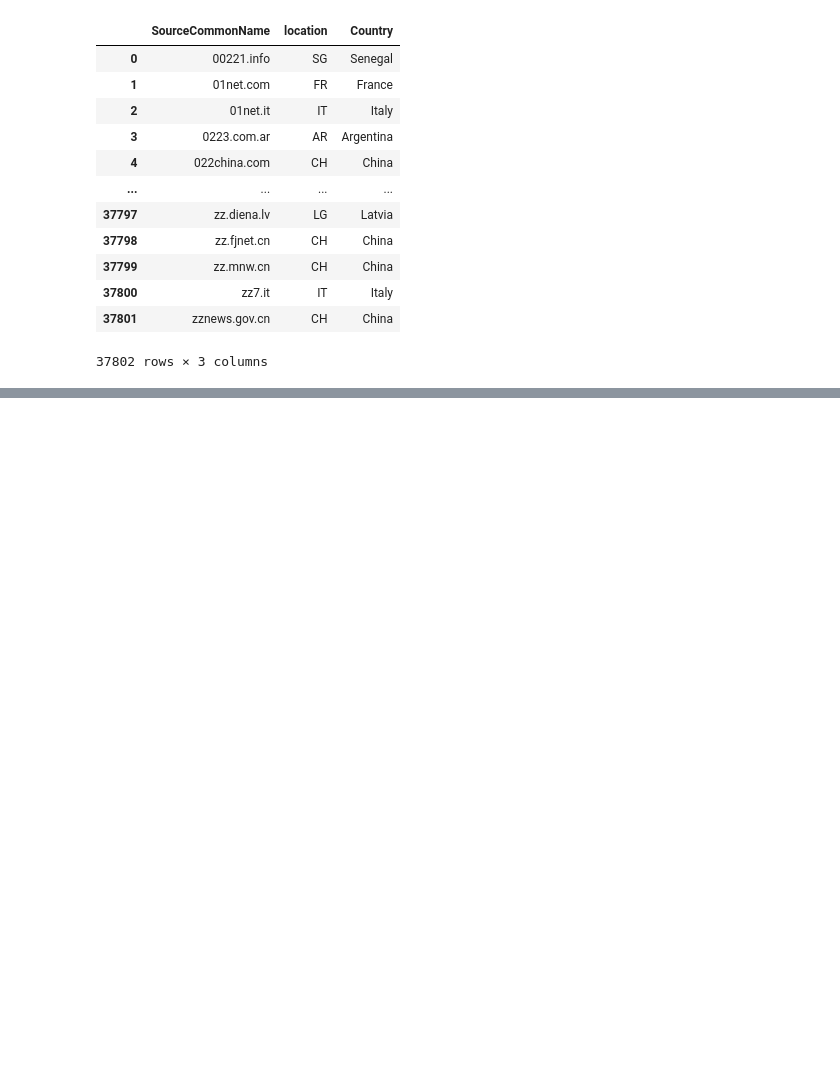
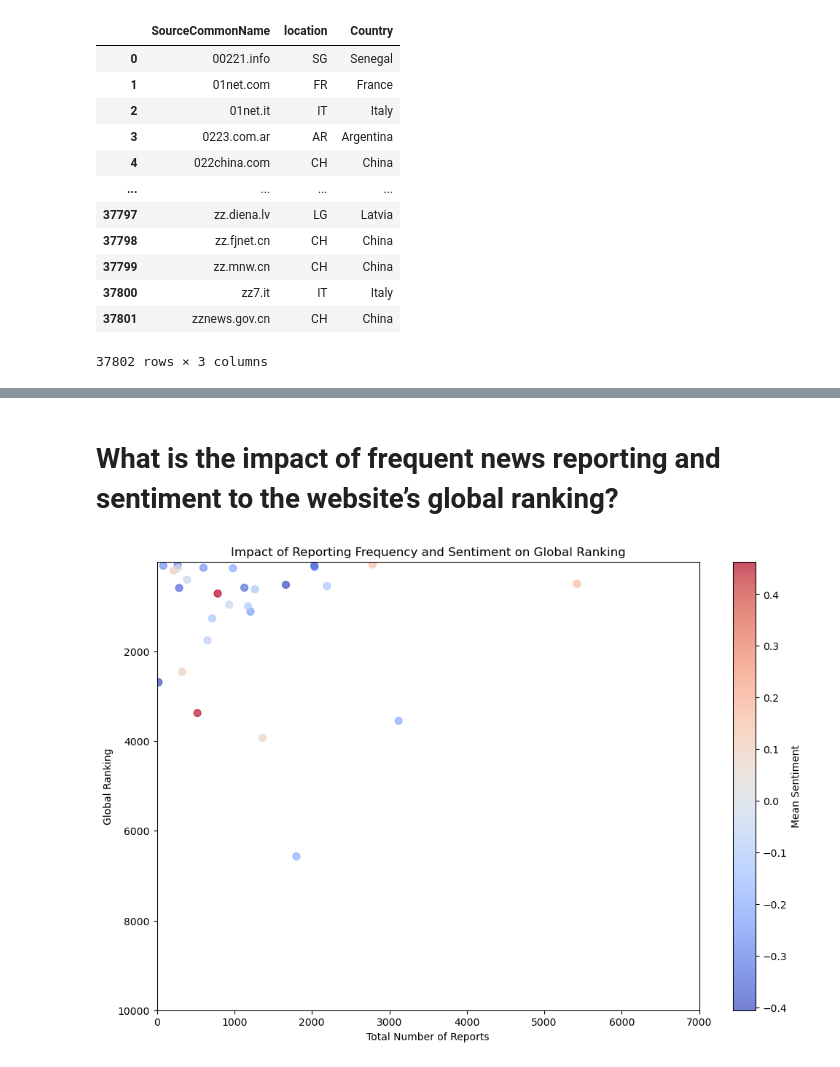
Before and after one commit to mekbibisdone/news_correlation, a Jupyter notebook: notebooks/news_data_view.ipynb, the cells around one changed output, grey strips where cells are left out. Saved outputs shown, nothing was run; the diff lists cells and outputs as text; code cells hidden in the pictures; blank space fills up the shorter version.

```diff
--- a/notebooks/news_data_view.ipynb
+++ b/notebooks/news_data_view.ipynb
@@ -63,0 +484,47 @@ domain
+# %% [markdown]
+# What is the impact of frequent news reporting and sentiment to the website’s global ranking?
+# %%
+
+merged_data = data.merge(domain[['SourceCommonName', 'Country']], left_on='Domain', right_on='SourceCommonName', how='left')
+
+
+sentiment_mapping = {'Positive': 1, 'Neutral': 0, 'Negative': -1}
+merged_data['Sentiment'] = merged_data['title_sentiment'].map(sentiment_mapping)
+
+
+sentiment_stats = merged_data.groupby('Domain').agg(
+    total_reports=pd.NamedAgg(column='Sentiment', aggfunc='count'),
+    positive_count=pd.NamedAgg(column='Sentiment', aggfunc=lambda x: (x == 1).sum()),
+    neutral_count=pd.NamedAgg(column='Sentiment', aggfunc=lambda x: (x == 0).sum()),
+    negative_count=pd.NamedAgg(column='Sentiment', aggfunc=lambda x: (x == -1).sum()),
+    mean_sentiment=pd.NamedAgg(column='Sentiment', aggfunc='mean'),
+    median_sentiment=pd.NamedAgg(column='Sentiment', aggfunc='median'),
+    variance_sentiment=pd.NamedAgg(column='Sentiment', aggfunc='var')
+).reset_index()
+
+
+merged_stats = sentiment_stats.merge(traffic[['Domain', 'GlobalRank']], on='Domain', how='left')
+
+total_reports_limit = (0, 7000)  # Adjust these values as needed
+global_rank_limit = (1, 10000)  # Adjust these values as needed
+
+plt.figure(figsize=(12, 8))
+scatter = plt.scatter(
+    x=merged_stats['total_reports'],
+    y=merged_stats['GlobalRank'],
+    c=merged_stats['mean_sentiment'],
+    cmap='coolwarm',
+    s=50,
+    alpha=0.7
+)
+
+plt.xlim(total_reports_limit)
+plt.ylim(global_rank_limit)
+plt.colorbar(scatter, label='Mean Sentiment')
+plt.xlabel('Total Number of Reports')
+plt.ylabel('Global Ranking')
+plt.title('Impact of Reporting Frequency and Sentiment on Global Ranking')
+plt.gca().invert_yaxis()  # Invert y-axis since lower ranks are better
+plt.show()
+# %% [output]
+[figure, added]
```
Also changed, not shown: parts of 53 cells of this notebook.
